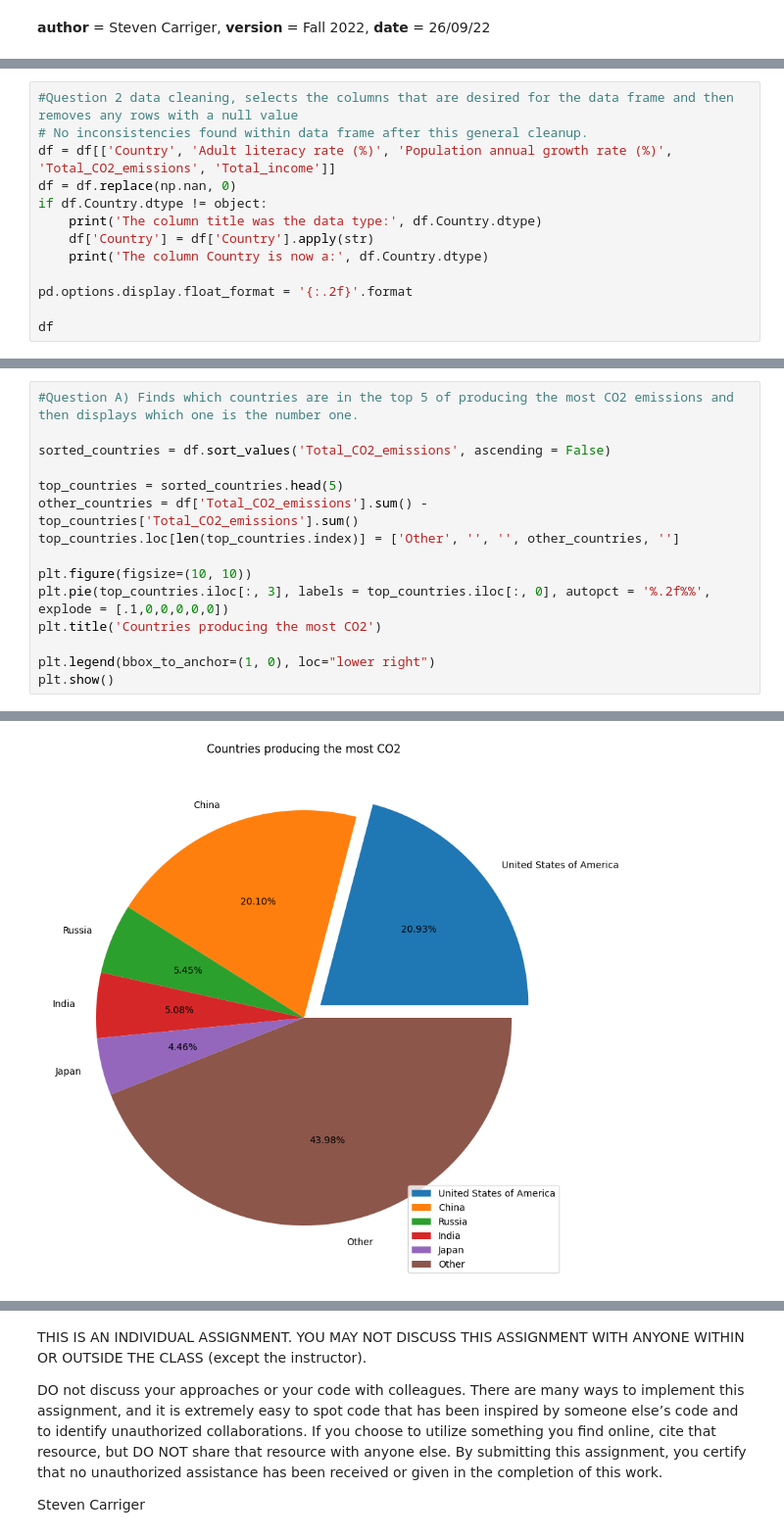
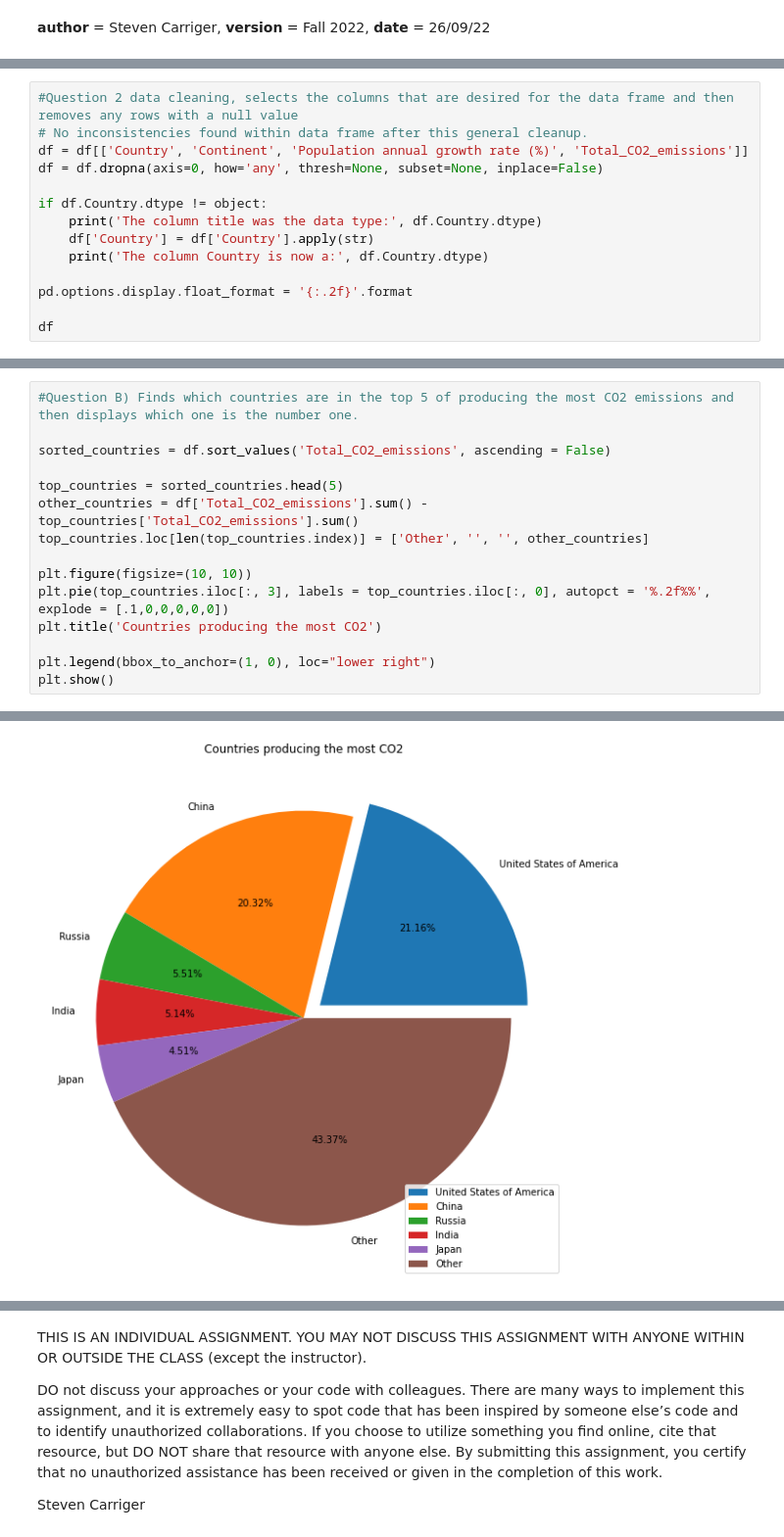
Before and after one commit to Steven-Carriger/Project1DataAnalytics-, a Jupyter notebook: Project1.ipynb, the cells around one changed output, grey strips where cells are left out. Shown: that part at 98% size. Saved outputs shown, nothing was run; the diff lists cells and outputs as text.

```diff
--- a/Project1.ipynb
+++ b/Project1.ipynb
@@ -37,8 +36,9 @@ df
 # %%
 #Question 2 data cleaning, selects the columns that are desired for the data frame and then removes any rows with a null value
 # No inconsistencies found within data frame after this general cleanup.
-df = df[['Country', 'Adult literacy rate (%)', 'Population annual growth rate (%)', 'Total_CO2_emissions', 'Total_income']]
-df = df.replace(np.nan, 0)
+df = df[['Country', 'Continent', 'Population annual growth rate (%)', 'Total_CO2_emissions']]
+df = df.dropna(axis=0, how='any', thresh=None, subset=None, inplace=False)
+
 if df.Country.dtype != object:
     print('The column title was the data type:', df.Country.dtype)
     df['Country'] = df['Country'].apply(str)
@@ -64,11 +79,11 @@ df
 # %%
-#Question A) Finds which countries are in the top 5 of producing the most CO2 emissions and then displays which one is the number one.
+#Question B) Finds which countries are in the top 5 of producing the most CO2 emissions and then displays which one is the number one.
 
 sorted_countries = df.sort_values('Total_CO2_emissions', ascending = False)
 
 top_countries = sorted_countries.head(5)
 other_countries = df['Total_CO2_emissions'].sum() - top_countries['Total_CO2_emissions'].sum()
-top_countries.loc[len(top_countries.index)] = ['Other', '', '', other_countries, '']
+top_countries.loc[len(top_countries.index)] = ['Other', '', '', other_countries]
 
 plt.figure(figsize=(10, 10))
 plt.pie(top_countries.iloc[:, 3], labels = top_countries.iloc[:, 0], autopct = '%.2f%%', explode = [.1,0,0,0,0,0])
@@ -84,2 +99,2 @@ See the caveats in the documentation: https://pandas.pydata.org/pandas-docs/stab
-[figure, old version]
+[figure, new version]
 # %% [markdown]
```
Also changed, not shown: parts of 13 cells of this notebook.
